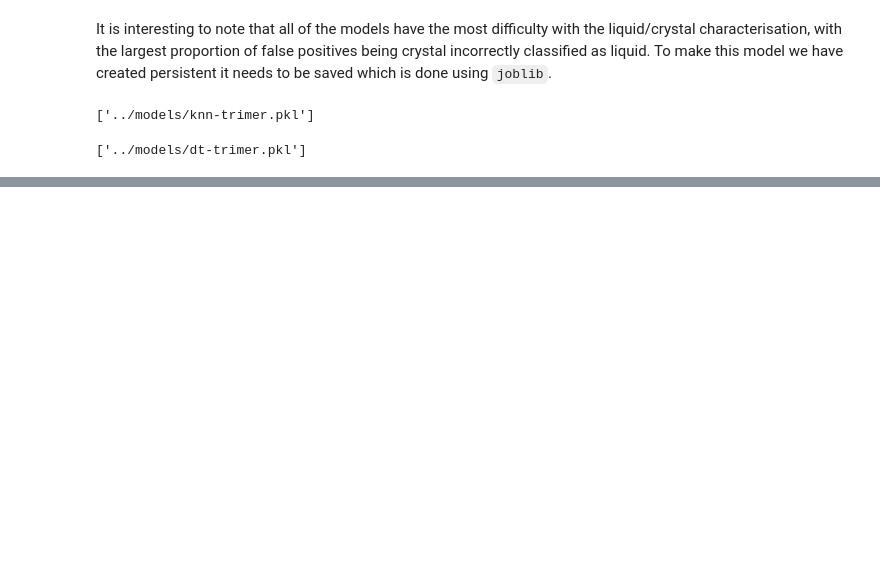
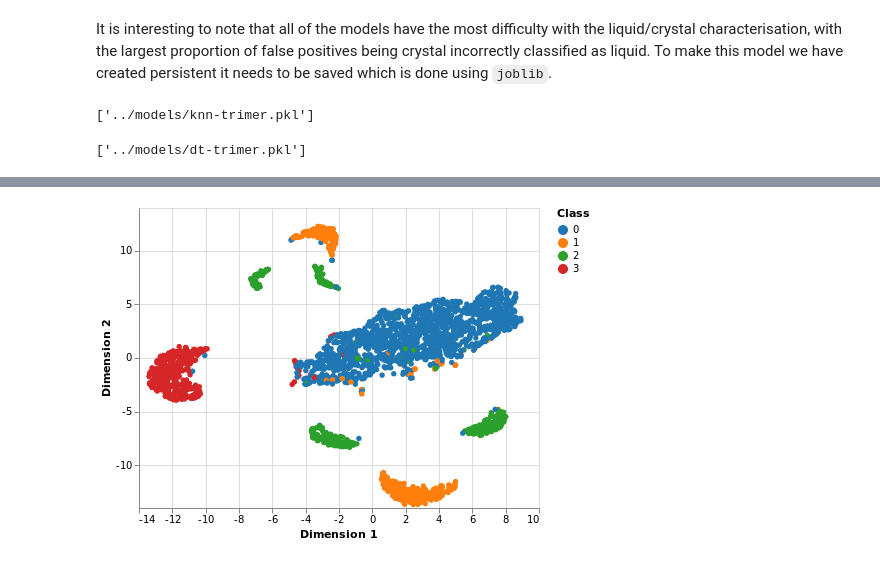
Before and after one commit to malramsay64/MLCrystals, a Jupyter notebook: notebooks/03_Supervised_Classification.ipynb, the cells around one changed output, grey strips where cells are left out. Cells and saved outputs as stored; diff of their text form; code cells hidden in the pictures; blank space fills up the shorter version.

```diff
--- a/notebooks/03_Supervised_Classification.ipynb
+++ b/notebooks/03_Supervised_Classification.ipynb
@@ -221,0 +268,4 @@ joblib.dump(nn, '../models/nn-trimer.pkl')
+# %%
+figures.plot_dimensionality_reduction(X_reduced, y_validation)
+# %% [output]
+[figure, added]
```
Also changed, not shown: parts of 18 cells of this notebook, 2 other files.
